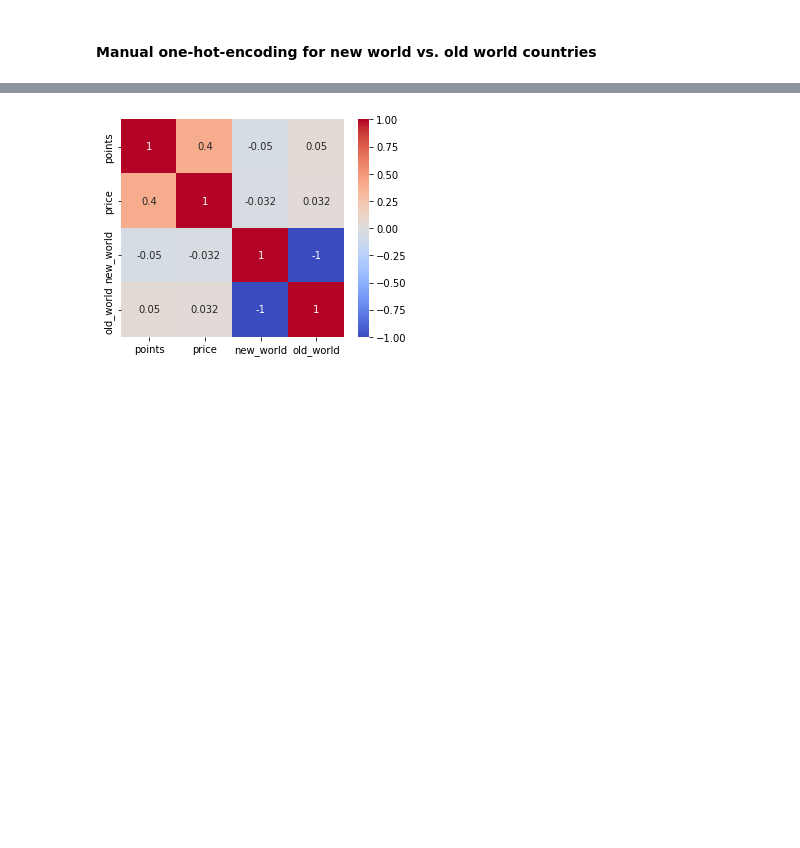
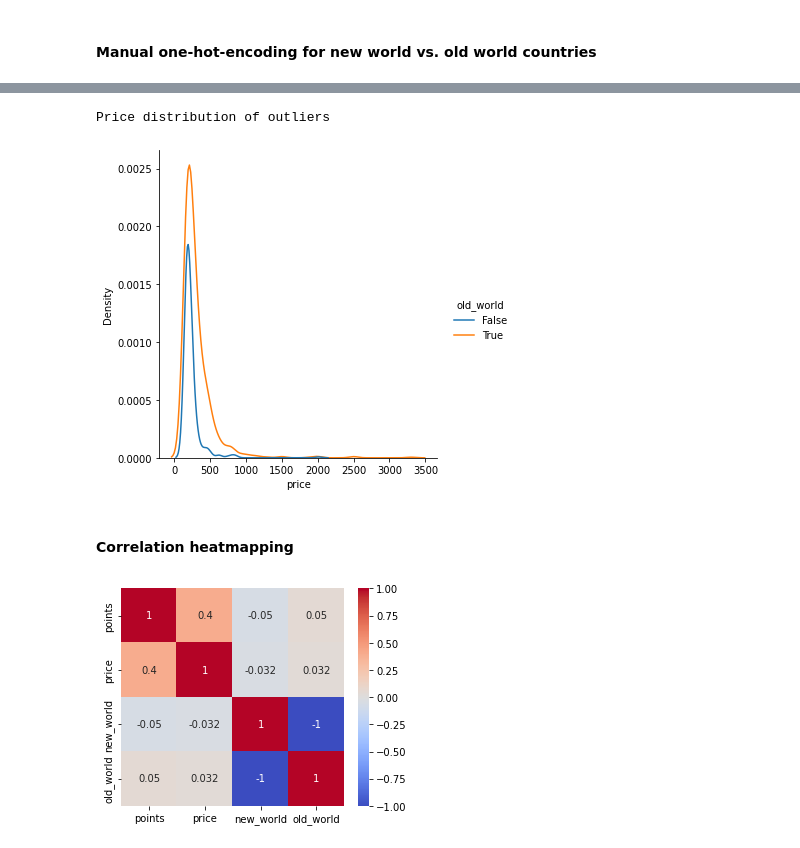
Before and after one commit to elizabeth-oda/sommelier_says, a Jupyter notebook: wine_tasting_reviews.ipynb, the cells around one changed output, grey strips where cells are left out. Cells and saved outputs as stored; diff of their text form; code cells hidden in the pictures; blank space fills up the shorter version.

```diff
--- a/wine_tasting_reviews.ipynb
+++ b/wine_tasting_reviews.ipynb
@@ -186,0 +227,3 @@ df['old_world'] = df['country'].apply(lambda x: x in old_world_list)
+# %%
+# Let's take a closer look at the outliers
+df_outliers = df[(np.abs(stats.zscore(df['price'])) >= 3)]
@@ -187,3 +242,14 @@ df['old_world'] = df['country'].apply(lambda x: x in old_world_list)
+# %%
+print('Price distribution of outliers')
+sns.displot(data=df_outliers,
+            x='price',
+            hue='old_world',
+            kind='kde');
+# %% [output]
+Price distribution of outliers
+[figure, added]
+# %% [markdown]
+#### Correlation heatmapping
 # %%
 plt.figure(figsize = (5,4))
 sns.heatmap(df.corr(),
```
Also changed, not shown: parts of 39 cells of this notebook.
